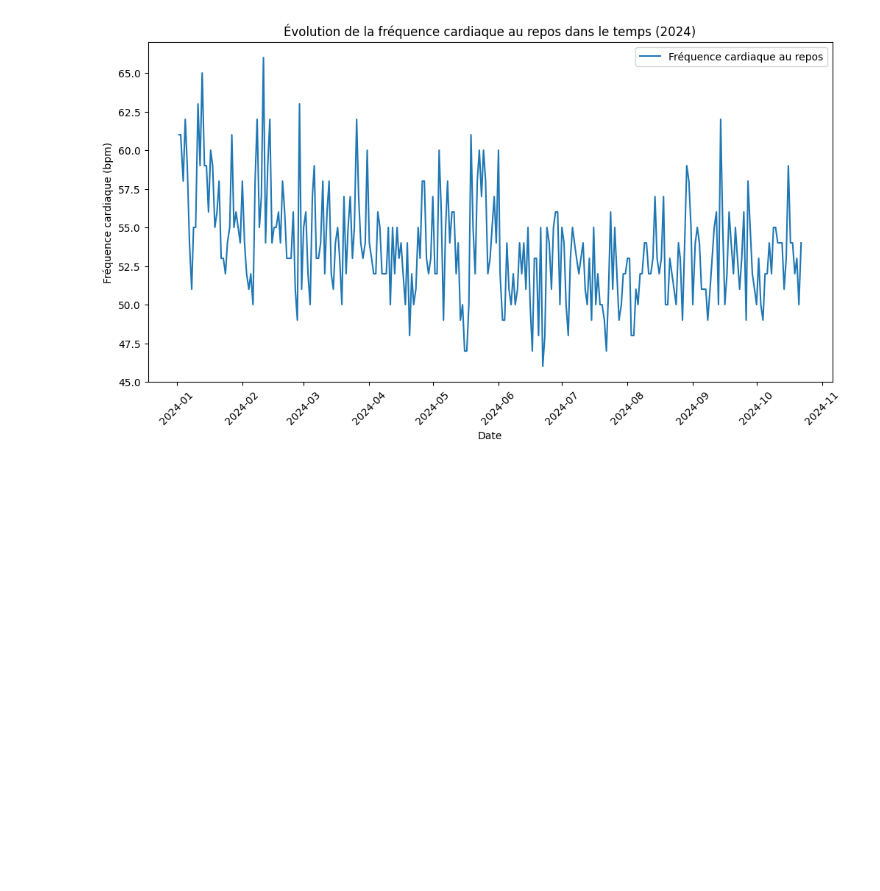
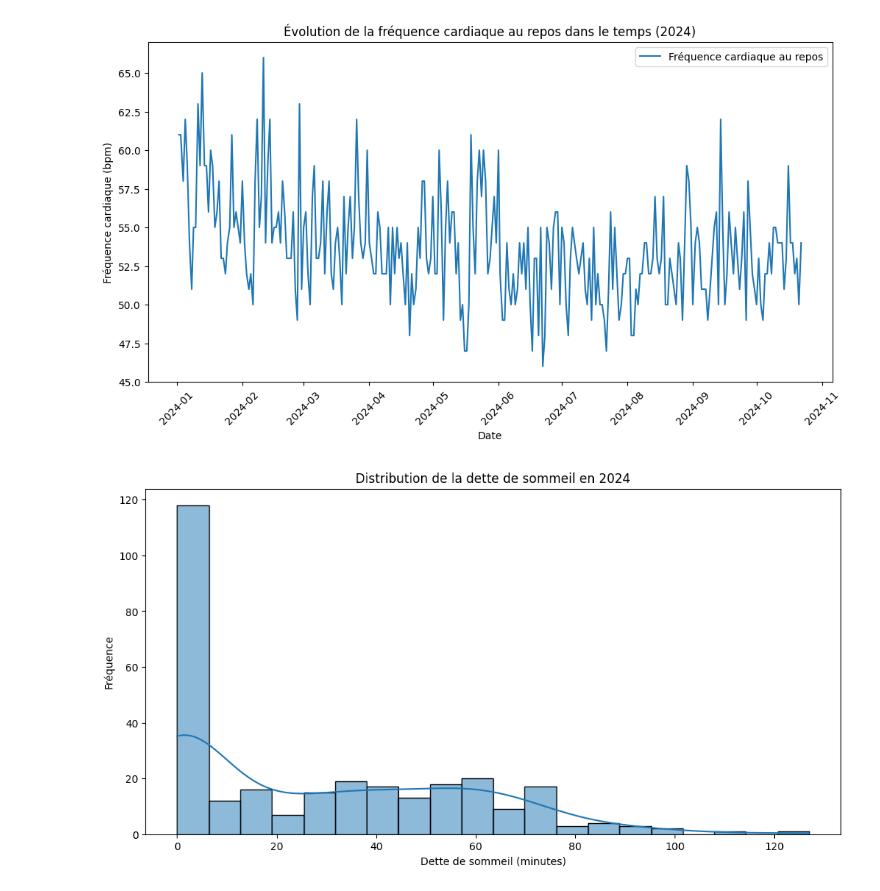
Before and after one commit to charlesdaigre/PROJECT_WHOOP, a Jupyter notebook: PROJECT_WHOOP.ipynb, the cells around one changed output. Drawn from its saved outputs; the diff is of its cells as text; code cells hidden in the pictures; blank space fills up the shorter version.

```diff
--- a/PROJECT_WHOOP.ipynb
+++ b/PROJECT_WHOOP.ipynb
@@ -524,3 +524,14 @@ plt.legend()
 plt.show()
 # %% [output]
 [figure]
+# %%
+
+# Visualiser la distribution de la dette de sommeil en 2024
+plt.figure(figsize=(12, 6))
+sns.histplot(df_cycles_2024['sleep_debt_min'], kde=True, bins=20)
+plt.title('Distribution de la dette de sommeil en 2024')
+plt.xlabel('Dette de sommeil (minutes)')
+plt.ylabel('Fréquence')
+plt.show()
+# %% [output]
+[figure, added]
```
Also changed, not shown: parts of 5 cells of this notebook.
